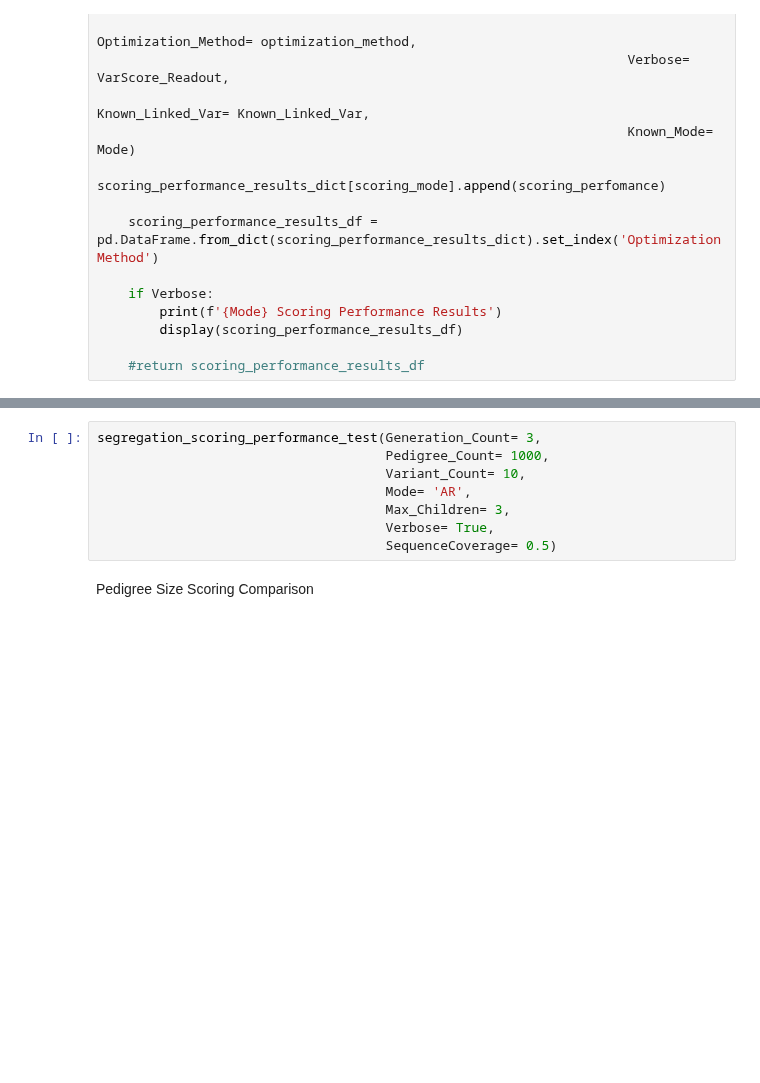
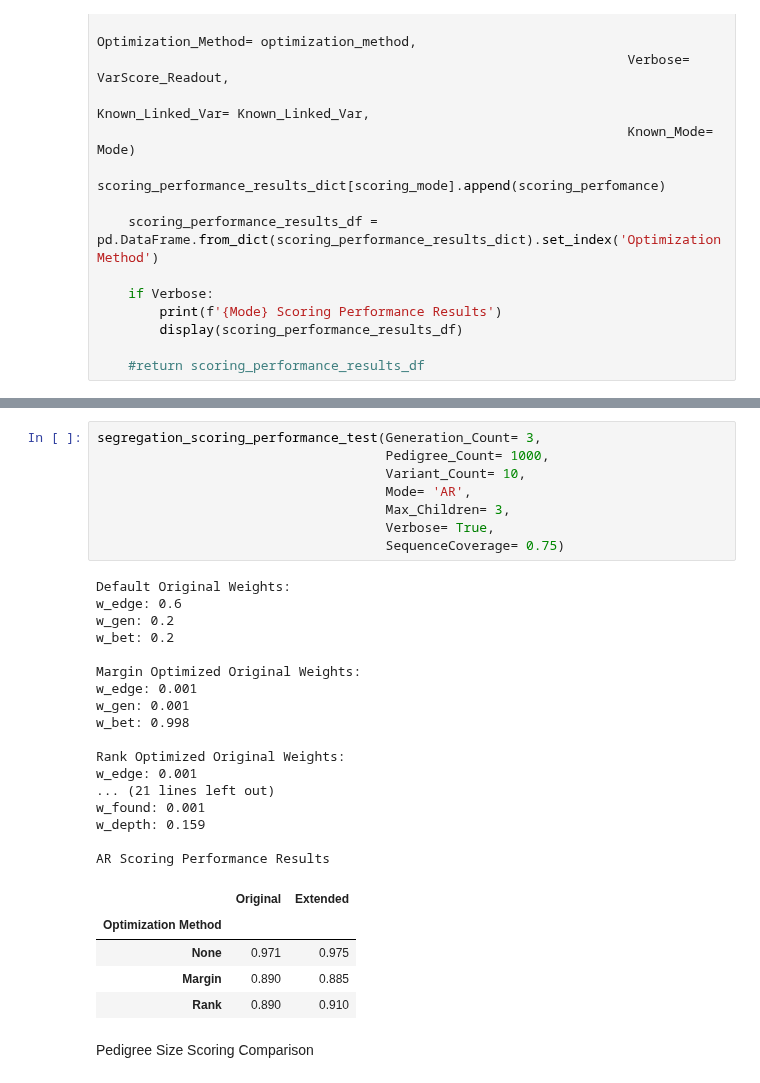
Before and after one commit to taylorngt/PedNet, a Jupyter notebook: SegregationScoring.ipynb, the cells around one changed output, grey strips where cells are left out. Drawn from its saved outputs; the diff is of its cells as text; blank space fills up the shorter version.

```diff
--- a/SegregationScoring.ipynb
+++ b/SegregationScoring.ipynb
@@ -1603,11 +1596,34 @@ segregation_scoring_performance_test(Generation_Count= 3,
 # %%
 segregation_scoring_performance_test(Generation_Count= 3,
                                      Pedigree_Count= 1000,
                                      Variant_Count= 10,
                                      Mode= 'AR',
                                      Max_Children= 3,
                                      Verbose= True,
-                                     SequenceCoverage= 0.5)
+                                     SequenceCoverage= 0.75)
+# %% [output]
+Default Original Weights:
+w_edge: 0.6
+w_gen: 0.2
+w_bet: 0.2
+
+Margin Optimized Original Weights:
+w_edge: 0.001
+w_gen: 0.001
+w_bet: 0.998
+
+Rank Optimized Original Weights:
+w_edge: 0.001
+... (21 lines left out)
+w_found: 0.001
+w_depth: 0.159
+
+AR Scoring Performance Results
+|  | Original | Extended |
+| Optimization Method |  |  |
+| None | 0.971 | 0.975 |
+| Margin | 0.890 | 0.885 |
+| Rank | 0.890 | 0.910 |
 # %% [markdown]
 Pedigree Size Scoring Comparison
 # %%
```
Also changed, not shown: parts of 6 cells of this notebook, 8 other files.
